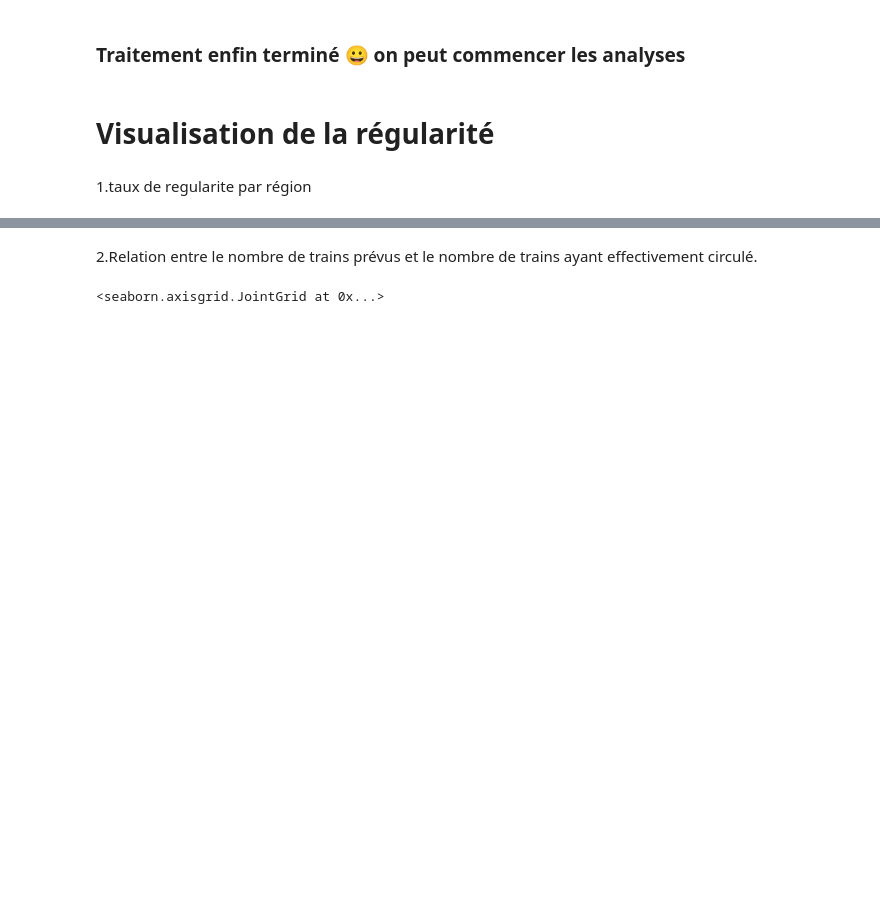
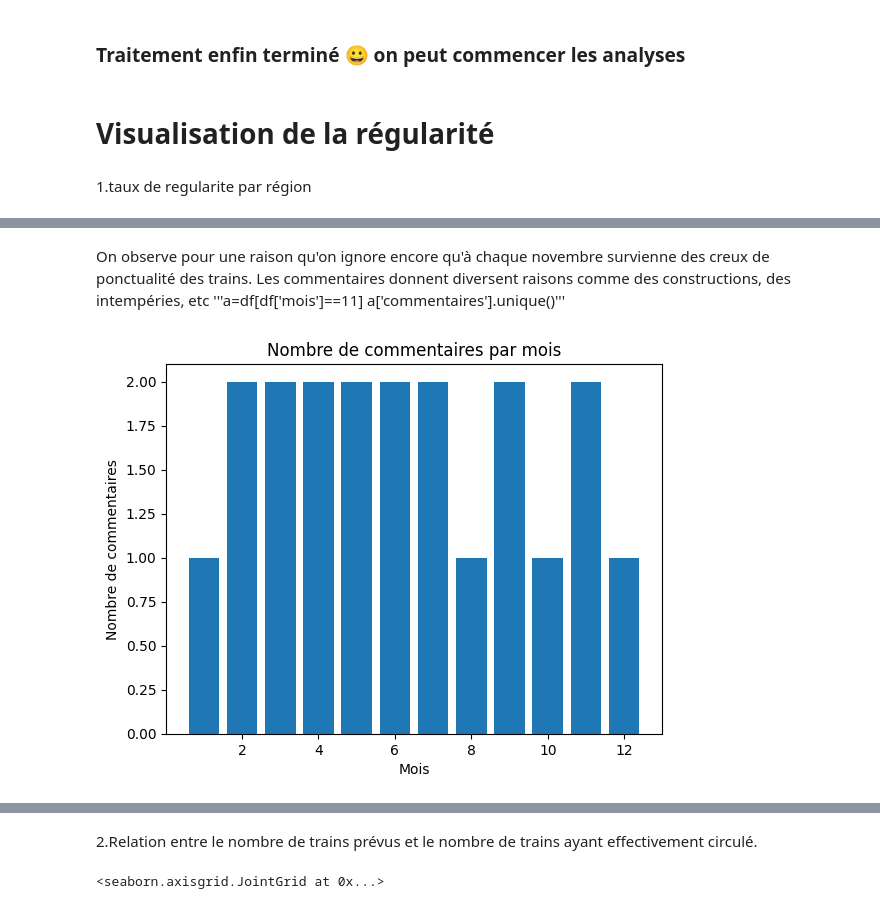
Before and after one commit to gbiaou/Projet_Python_SNCF, a Jupyter notebook: Regularite_des_trains/Recuperation_données_regularité.ipynb, the cells around one changed output, grey strips where cells are left out. Drawn from its saved outputs; the diff is of its cells as text; code cells hidden in the pictures; blank space fills up the shorter version.

```diff
--- a/Regularite_des_trains/Recuperation_données_regularité.ipynb
+++ b/Regularite_des_trains/Recuperation_données_regularité.ipynb
@@ -415 +432,30 @@ for i, region in enumerate(list_regions_final):
+# %% [markdown]
+On observe pour une raison qu'on ignore encore qu'à chaque novembre survienne des creux de ponctualité des trains. Les commentaires donnent diversent raisons comme des constructions, des intempéries, etc
+'''a=df[df['mois']==11]
+a['commentaires'].unique()'''
+# %%
+import matplotlib.pyplot as plt
+import pandas as pd
+
+# Sélectionner les données du mois et des commentaires
+df_comments = df[['mois', 'commentaires']]
+
+# Compter le nombre de commentaires pour chaque mois
+comments_by_month = df_comments.groupby('mois').commentaires.value_counts()
+
+# Convertir les mois en entiers
+month_int = comments_by_month.index.get_level_values(0).astype(int)
+
+# Tracer le diagramme à barres
+plt.bar(month_int, comments_by_month.values)
+
+# Ajouter un titre et des étiquettes aux axes
+plt.title('Nombre de commentaires par mois')
+plt.xlabel('Mois')
+plt.ylabel('Nombre de commentaires')
+
+# Afficher le graphique
+plt.show()
+# %% [output]
+[figure, added]
 # %%
```
Also changed, not shown: parts of 8 cells of this notebook, 1 other file.
